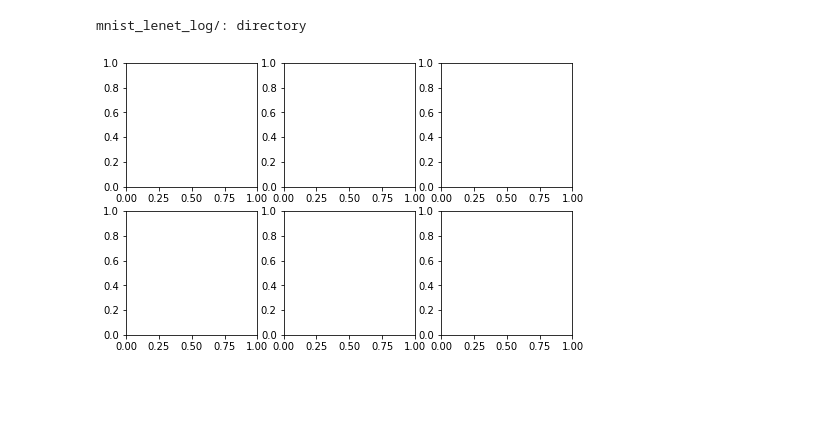
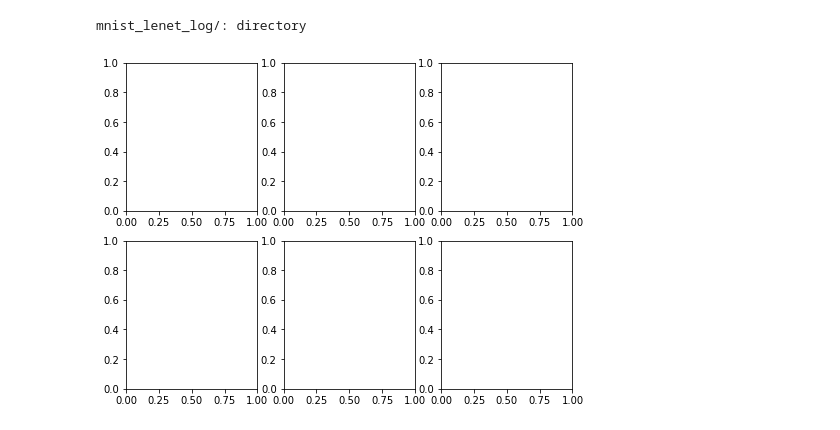
Before and after one commit to huanpass/papaa18-tutorial, a Jupyter notebook: notebooks/01 Introduction to CNN and TensorFlow.ipynb, the cells around one changed output. Cells and saved outputs as stored; diff of their text form; code cells hidden in the pictures; blank space fills up the shorter version.

Commit message:
updated with rendered images

```diff
--- a/notebooks/01 Introduction to CNN and TensorFlow.ipynb
+++ b/notebooks/01 Introduction to CNN and TensorFlow.ipynb
@@ -325,9 +325,9 @@ def visualize_tensor(image, key, channel_idx, axis):
             axis.imshow("""BLANK""", cmap='gray')
 # %%
 # TODO: use visualize_tensor to visualize the channel 0 of all convolutional layers and max-pooling layers of the first test image in MNIST
-fig, ax = plt.subplots(ncols=3, nrows=2, figsize=(8, 5))
+fig, ax = plt.subplots(ncols=3, nrows=2, figsize=(8, 6))
 # %% [output]
-[figure, old version]
+[figure, new version]
 # %%
 # ANSWER VERSION
 
```
Also changed, not shown: parts of 1 cell of this notebook.
